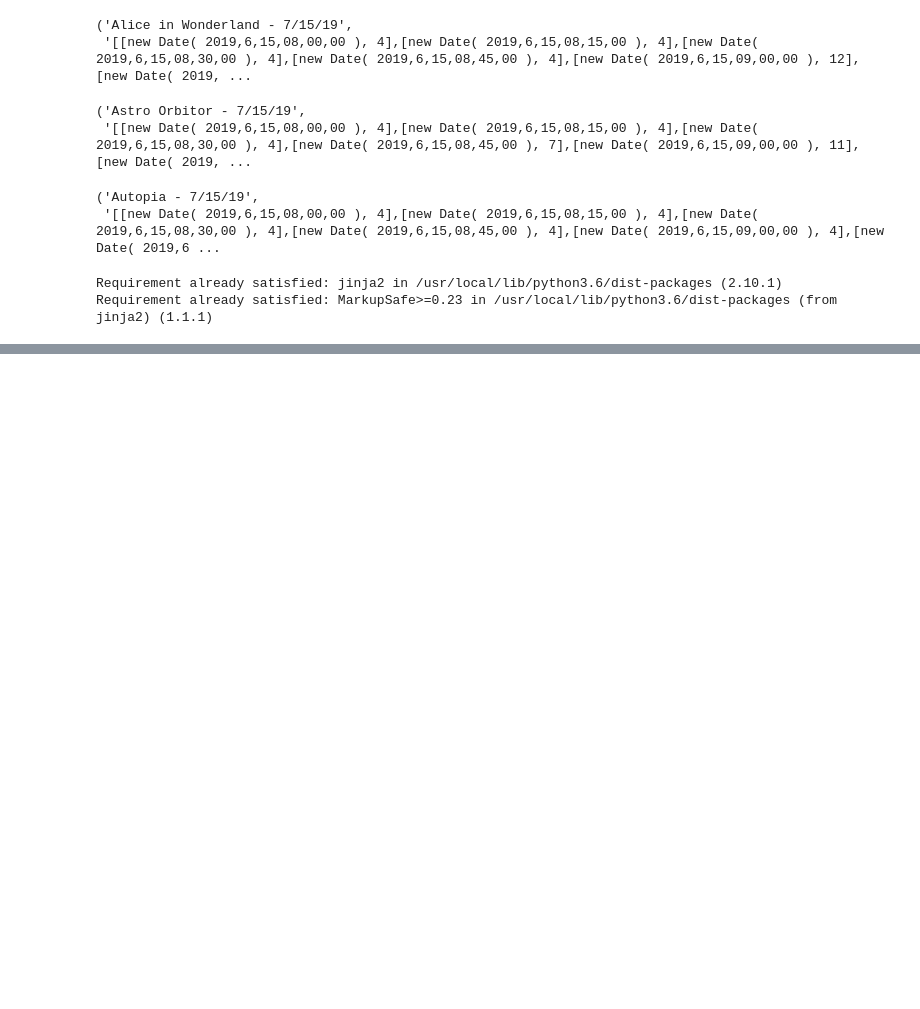
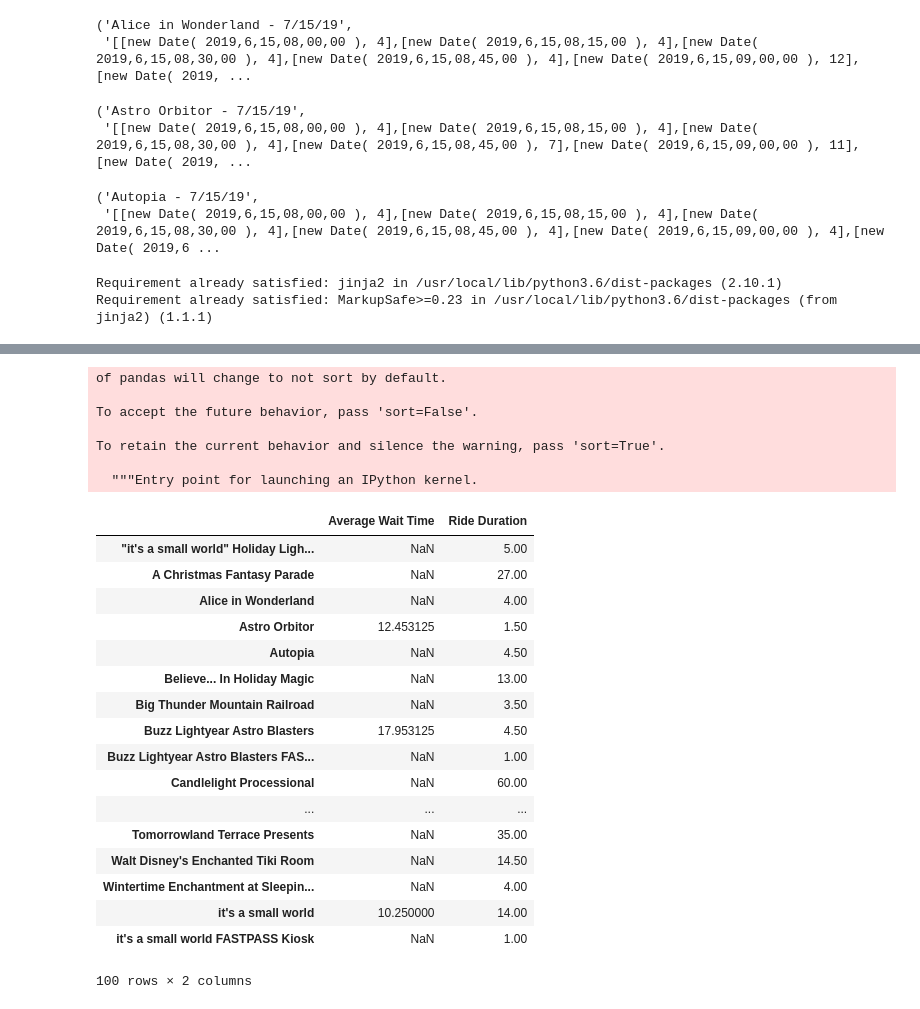
Before and after one commit to hamletbatista/inbound, a Jupyter notebook: disneyland_average_ride_time.ipynb, the cells around one changed output, grey strips where cells are left out. Saved outputs shown, nothing was run; the diff lists cells and outputs as text; code cells hidden in the pictures; blank space fills up the shorter version.

```diff
--- a/disneyland_average_ride_time.ipynb
+++ b/disneyland_average_ride_time.ipynb
@@ -431 +408,3 @@ The Many Adventures of Winnie the Pooh - 7/15/19             4.437500
 dtype: float64
+# %%
+r = session.get('https://touringplans.com/disneyland/attractions/duration')
@@ -431,0 +415,16 @@ dtype: float64
+# %%
+ride_durations = dict()
+
+for tr in r.html.find("#center > table > tr"): ##center > table > tbody > tr:nth-child(1) > td:nth-child(2)
+
+  ride = tr.find("td:nth-child(1)")[0].text
+  duration = tr.find("td:nth-child(2)")[0].text
+
+  print(ride, duration)
+  #parse duration
+  m = re.search("([^\s]+) minutes?", duration)
+
+  #if m is not None:
+  print(m.groups(1))
+
+  ride_durations[ride] = float(m.groups(1)[0])
@@ -431,0 +474,3 @@ dtype: float64
+# %%
+average_wait=pd.Series(df.mean(), name="Average Wait Time")
+average_wait
@@ -431,0 +495,3 @@ dtype: float64
+# %%
+duration = pd.Series(ride_durations, name="Ride Duration")
+duration
@@ -431,0 +516,28 @@ dtype: float64
+# %%
+pd.concat([average_wait, duration], axis=1)
+# %% [output]
+of pandas will change to not sort by default.
+
+To accept the future behavior, pass 'sort=False'.
+
+To retain the current behavior and silence the warning, pass 'sort=True'.
+
+  """Entry point for launching an IPython kernel.
+|  | Average Wait Time | Ride Duration |
+| "it's a small world" Holiday Ligh... | NaN | 5.00 |
+| A Christmas Fantasy Parade | NaN | 27.00 |
+| Alice in Wonderland | NaN | 4.00 |
+| Astro Orbitor | 12.453125 | 1.50 |
+| Autopia | NaN | 4.50 |
+| Believe... In Holiday Magic | NaN | 13.00 |
+| Big Thunder Mountain Railroad | NaN | 3.50 |
+| Buzz Lightyear Astro Blasters | 17.953125 | 4.50 |
+| Buzz Lightyear Astro Blasters FAS... | NaN | 1.00 |
+| Candlelight Processional | NaN | 60.00 |
+| ... | ... | ... |
+| Tomorrowland Terrace Presents | NaN | 35.00 |
+| Walt Disney's Enchanted Tiki Room | NaN | 14.50 |
+| Wintertime Enchantment at Sleepin... | NaN | 4.00 |
+| it's a small world | 10.250000 | 14.00 |
+| it's a small world FASTPASS Kiosk | NaN | 1.00 |
+100 rows × 2 columns
```
Also changed, not shown: parts of 19 cells of this notebook.
